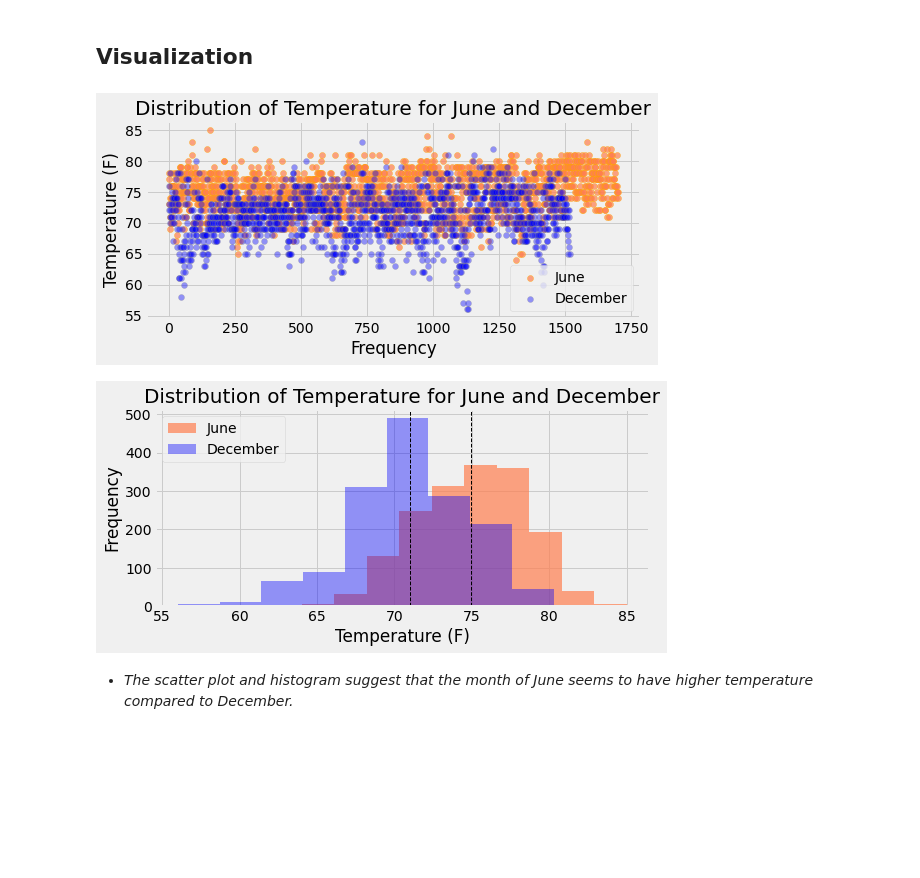
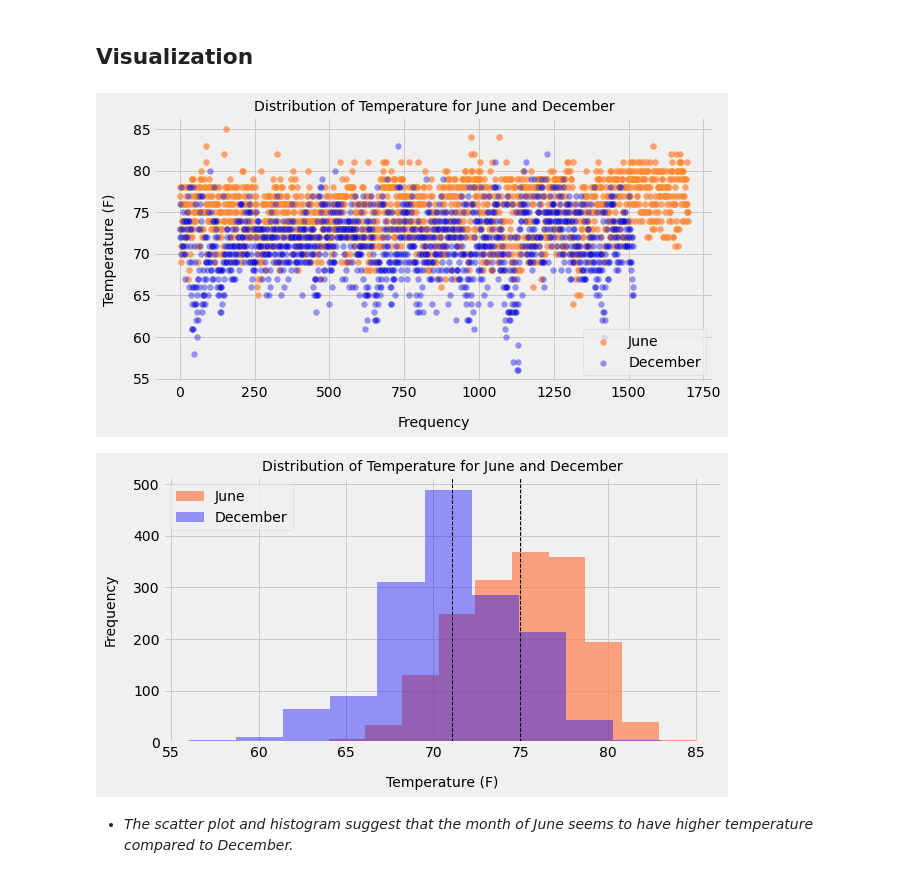
Before and after one commit to V-MalM/Climate-analysis, a Jupyter notebook: Honolulu_climate_analysis.ipynb, the cells around one changed output. Saved outputs shown, nothing was run; the diff lists cells and outputs as text; code cells hidden in the pictures; blank space fills up the shorter version.

```diff
--- a/Honolulu_climate_analysis.ipynb
+++ b/Honolulu_climate_analysis.ipynb
@@ -294,30 +296,32 @@ No of records for December : 1517
 # %% [markdown]
 ## Visualization
 # %%
-fig, ax = plt.subplots(figsize=(8,4))
+fig, ax = plt.subplots(figsize=(9,5))
 plt.scatter(range(len(june_tobs_list)), june_tobs_list, alpha=0.7, label="June", color="coral", edgecolors='orange')
 plt.scatter(range(len(dec_tobs_list)), dec_tobs_list, alpha=0.4, label="December", color="blue", edgecolors='grey')
-plt.ylabel("Temperature (F)")
-plt.xlabel("Frequency")
-plt.title(f"Distribution of Temperature for June and December", fontsize=20)
+plt.ylabel("Temperature (F)", fontsize=14, labelpad=16)
+plt.xlabel("Frequency", fontsize=14, labelpad=16)
+plt.title(f"Distribution of Temperature for June and December", fontsize=14)
 plt.legend(loc='lower right')
 plt.tight_layout()
+plt.savefig("Plot_Images/june_dec_temp_scatter.jpeg")
 plt.show()
 
-fig, ax = plt.subplots(figsize=(8,4))
+fig, ax = plt.subplots(figsize=(9,5))
 df_june.hist(column=['tobs'], ax=ax, alpha=0.7, label="June", color="coral")
 df_dec.hist(column=['tobs'], ax=ax, alpha=0.4, label="December", color="blue")
 plt.axvline(avg_temp_june, color="black", linestyle='dashed', linewidth=1)
 plt.axvline(avg_temp_dec, color="black", linestyle='dashed', linewidth=1)
-plt.xlabel("Temperature (F)")
-plt.ylabel("Frequency")
-plt.title(f"Distribution of Temperature for June and December", fontsize=20)
+plt.xlabel("Temperature (F)", fontsize=14, labelpad=16)
+plt.ylabel("Frequency" , fontsize=14, labelpad=16)
+plt.title(f"Distribution of Temperature for June and December", fontsize=14)
 plt.legend(loc='upper left')
 plt.tight_layout()
+plt.savefig("Plot_Images/june_dec_temp_hist.jpeg")
 plt.show()
 # %% [output]
-[figure, old version]
+[figure, new version]
-[figure, old version]
+[figure, new version]
 # %% [markdown]
 - *The scatter plot and histogram suggest that the month of June seems to have higher temperature compared to December.*
 # %% [markdown]
```
Also changed, not shown: parts of 4 cells of this notebook, 10 other files.
